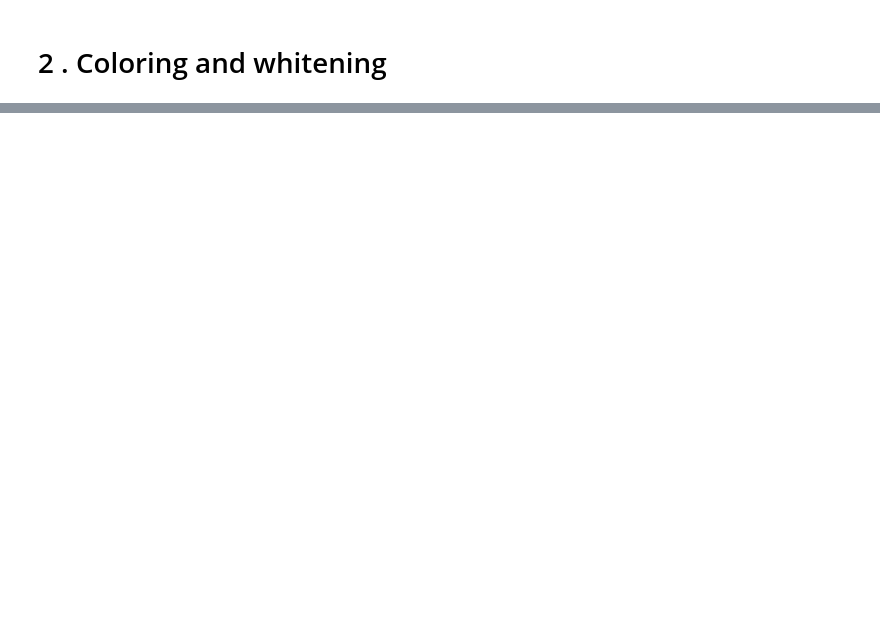
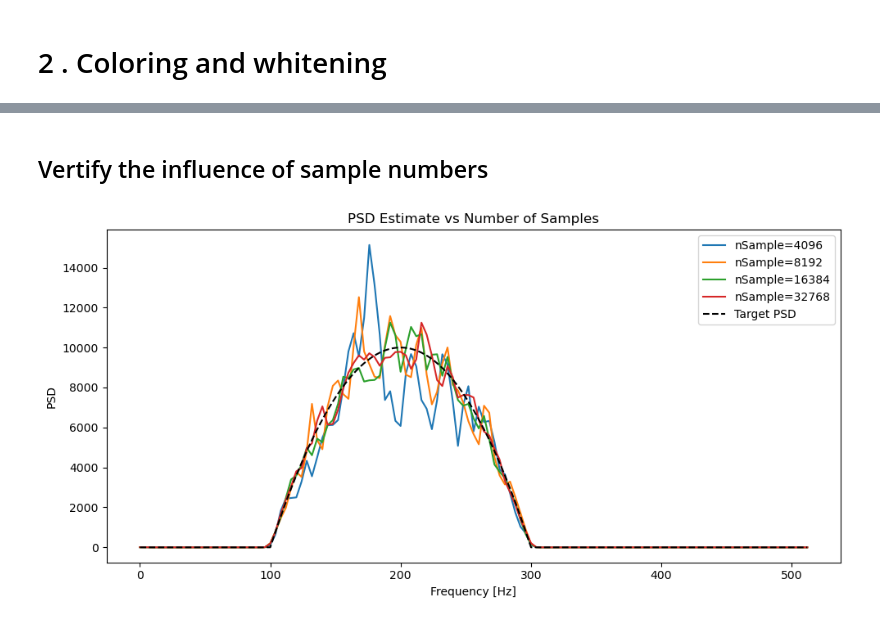
Before and after one commit to ShitongGuo/LZU_lab, a Jupyter notebook: lab3/run_code.ipynb, the cells around one changed output, grey strips where cells are left out. Drawn from its saved outputs; the diff is of its cells as text; code cells hidden in the pictures; blank space fills up the shorter version.

```diff
--- a/lab3/run_code.ipynb
+++ b/lab3/run_code.ipynb
@@ -174,0 +202,37 @@ plt.show()
+# %% [markdown]
+## Vertify the influence of sample numbers
+# %%
+import numpy as np
+import matplotlib.pyplot as plt
+from scipy.signal import welch
+
+fs = 1024
+nperseg = 256
+
+sample_list = [4096, 8192, 16384, 32768]  # Increse the sample numbers
+plt.figure(figsize=(10, 5))
+
+for nSample in sample_list:
+    t = np.arange(nSample) / fs
+    white_noise = np.random.randn(nSample)
+    f = np.fft.rfftfreq(nSample, d=1/fs)
+    S_out = np.zeros_like(f)
+    mask = (f >= 100) & (f <= 300)
+    S_out[mask] = (f[mask] - 100) * (300 - f[mask])
+    T_f = np.sqrt(S_out)
+    W_f = np.fft.rfft(white_noise)
+    Y_f = W_f * T_f
+    colored_noise = np.fft.irfft(Y_f, nSample)
+    f_welch, Pxx = welch(colored_noise, fs=fs, nperseg=nperseg)
+    Pxx = Pxx * 0.5e+03
+    plt.plot(f_welch, Pxx, label=f'nSample={nSample}')
+
+plt.plot(f, S_out, '--', color='k', label='Target PSD')
+plt.title("PSD Estimate vs Number of Samples")
+plt.xlabel("Frequency [Hz]")
+plt.ylabel("PSD")
+plt.legend()
+plt.tight_layout()
+plt.show()
+# %% [output]
+[figure, added]
```
Also changed, not shown: parts of 16 cells of this notebook, 1 other file.
